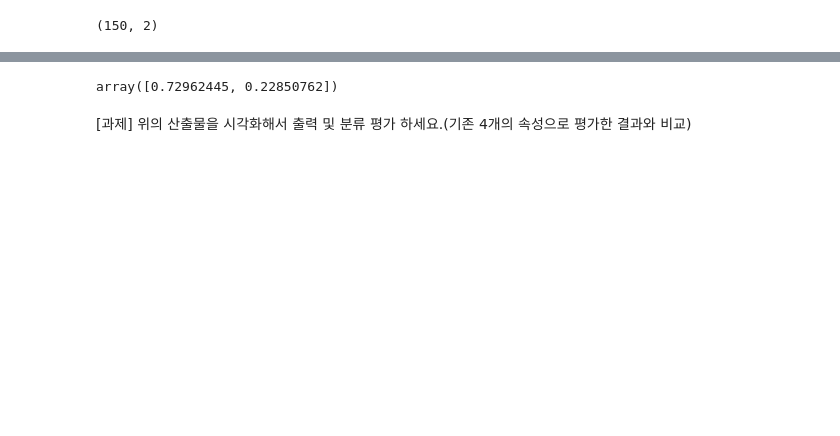
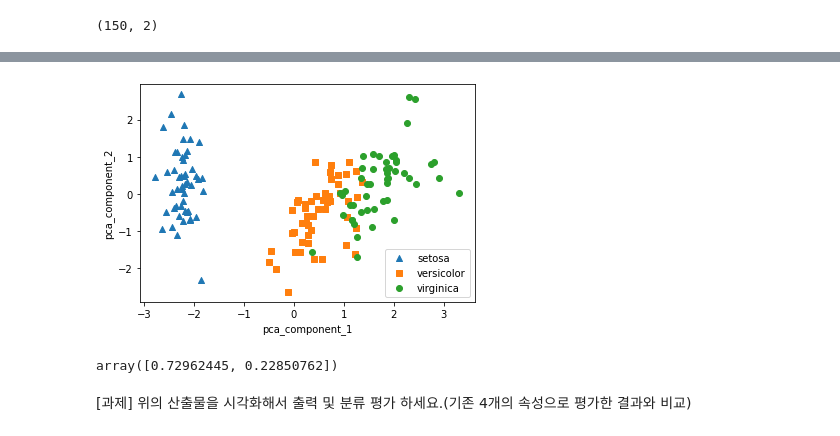
Before and after one commit to kkyxxn/curriculum, a Jupyter notebook: m6_머신러닝알고리즘이해및활용/ML_차원축소.ipynb, the cells around one changed output, grey strips where cells are left out. Drawn from its saved outputs; the diff is of its cells as text; code cells hidden in the pictures; blank space fills up the shorter version.

```diff
--- a/m6_머신러닝알고리즘이해및활용/ML_차원축소.ipynb
+++ b/m6_머신러닝알고리즘이해및활용/ML_차원축소.ipynb
@@ -81,4 +98,22 @@ df_iris_pca.head()
 | 2 | -2.364229 | -0.341908 | 0 |
 | 3 | -2.299384 | -0.597395 | 0 |
 | 4 | -2.389842 | 0.646835 | 0 |
+# %%
+# setosa는 세모, versicolor는 네모, virginica는 동그라미
+markers=['^','s','o']
+
+for i, marker in enumerate(markers):
+    x_axis_data=df_iris_pca[df_iris_pca['target']==i]['pca_component_1']
+    y_axis_data=df_iris_pca[df_iris_pca['target']==i]['pca_component_2']
+    plt.scatter(x_axis_data, y_axis_data, marker=marker,label=iris.target_names[i])
+
+plt.legend()
+plt.xlabel('pca_component_1')
+plt.ylabel('pca_component_2')
+plt.show()
+# versicolor와 virginica가 완벽히 분류되지는 않았지만 원래 데이터에 비해 훨씬 분류가 잘 되어 있는 것을 확인할 수 있습니다.
+# 그래프를 보면 데이터가 pca_component_1 축을 기반으로 서로 겹치는 부분이 별로 존재하지 않게 잘 분류되어 있는 것을 확인할 수 있습니다
+# 이는 첫 번째 주성분인 pca_component_1이 원본 데이터의 변동성을 잘 반영했기 때문입니다.
+# %% [output]
+[figure, added]
 # %%
```
Also changed, not shown: parts of 16 cells of this notebook.
